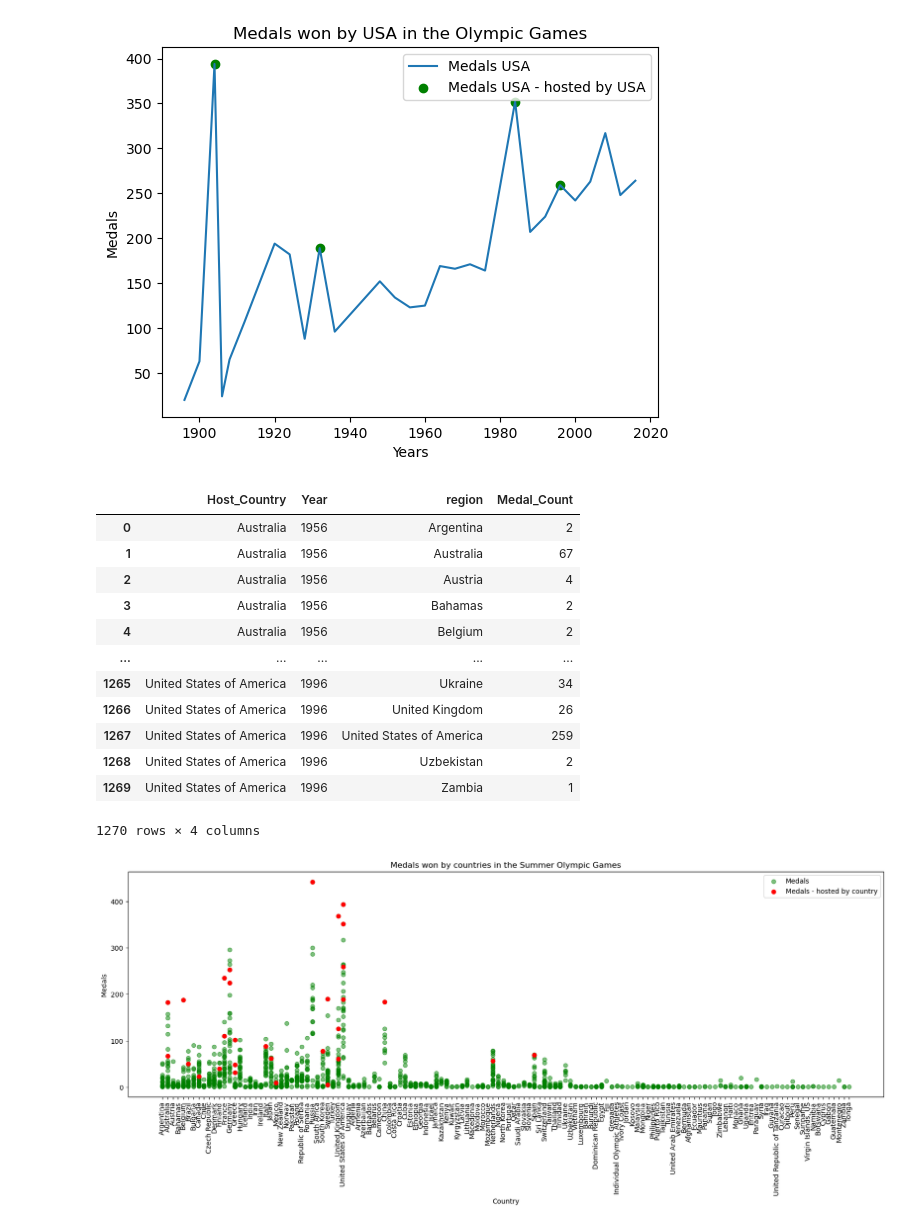
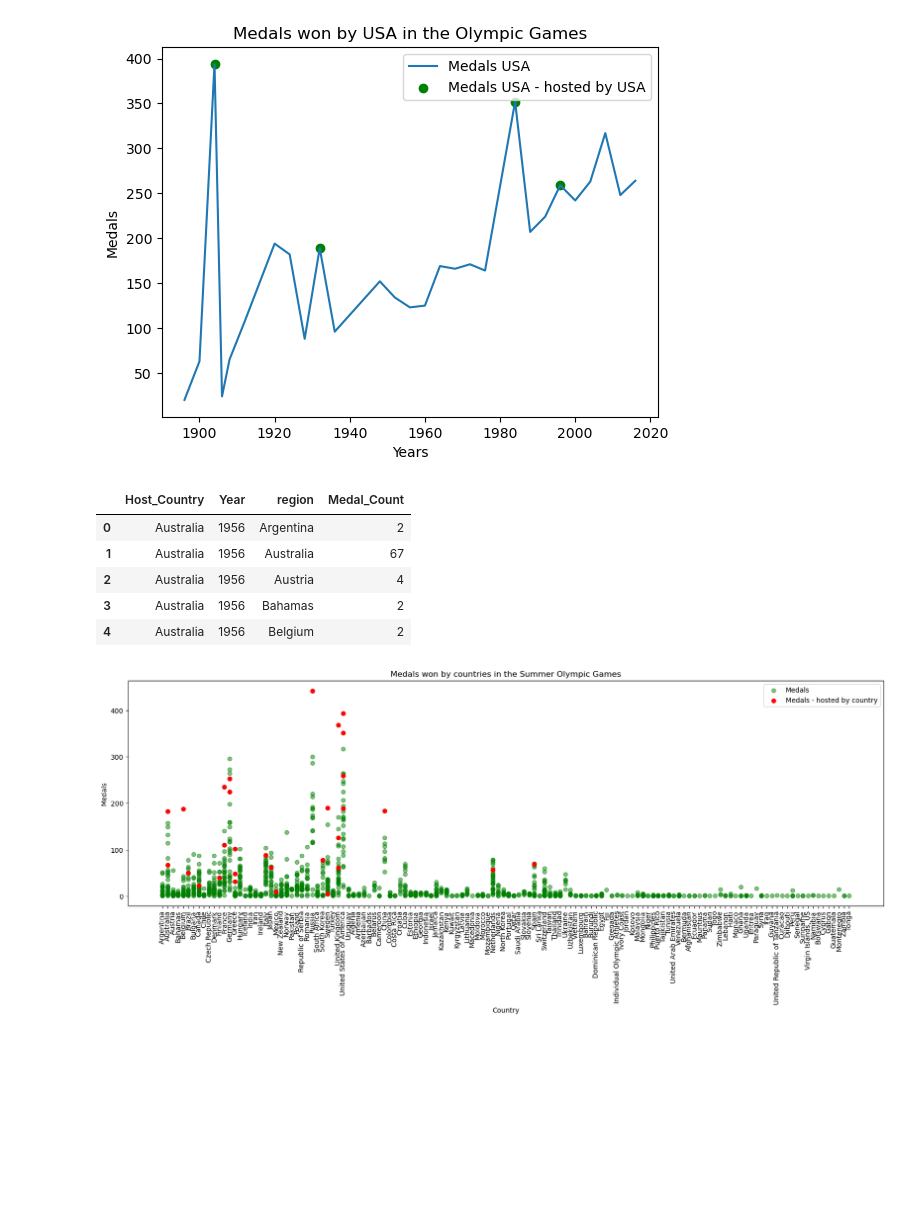
Before and after one commit to soumyaranjanswaincan/Olympic-Data-Analysis, a Jupyter notebook: Olympic Data Analysis/country_performance.ipynb, the cells around one changed output. Drawn from its saved outputs; the diff is of its cells as text; code cells hidden in the pictures; blank space fills up the shorter version.

```diff
--- a/Olympic Data Analysis/country_performance.ipynb
+++ b/Olympic Data Analysis/country_performance.ipynb
@@ -222,21 +224,14 @@ plt.show()
 [figure]
 # %%
 host_country_df = athelete_merged_df.groupby(['Host_Country','Year','region'])['Medal'].count().reset_index(name='Medal_Count')
-host_country_df
+host_country_df.head(5)
 # %% [output]
 |  | Host_Country | Year | region | Medal_Count |
 | 0 | Australia | 1956 | Argentina | 2 |
 | 1 | Australia | 1956 | Australia | 67 |
 | 2 | Australia | 1956 | Austria | 4 |
 | 3 | Australia | 1956 | Bahamas | 2 |
 | 4 | Australia | 1956 | Belgium | 2 |
-| ... | ... | ... | ... | ... |
-| 1265 | United States of America | 1996 | Ukraine | 34 |
-| 1266 | United States of America | 1996 | United Kingdom | 26 |
-| 1267 | United States of America | 1996 | United States of America | 259 |
-| 1268 | United States of America | 1996 | Uzbekistan | 2 |
-| 1269 | United States of America | 1996 | Zambia | 1 |
-1270 rows × 4 columns
 # %%
 host_country_medals_df = host_country_df[host_country_df['Host_Country']==host_country_df['region']]
 # %%
```
Also changed, not shown: parts of 4 cells of this notebook, 1 other file.
